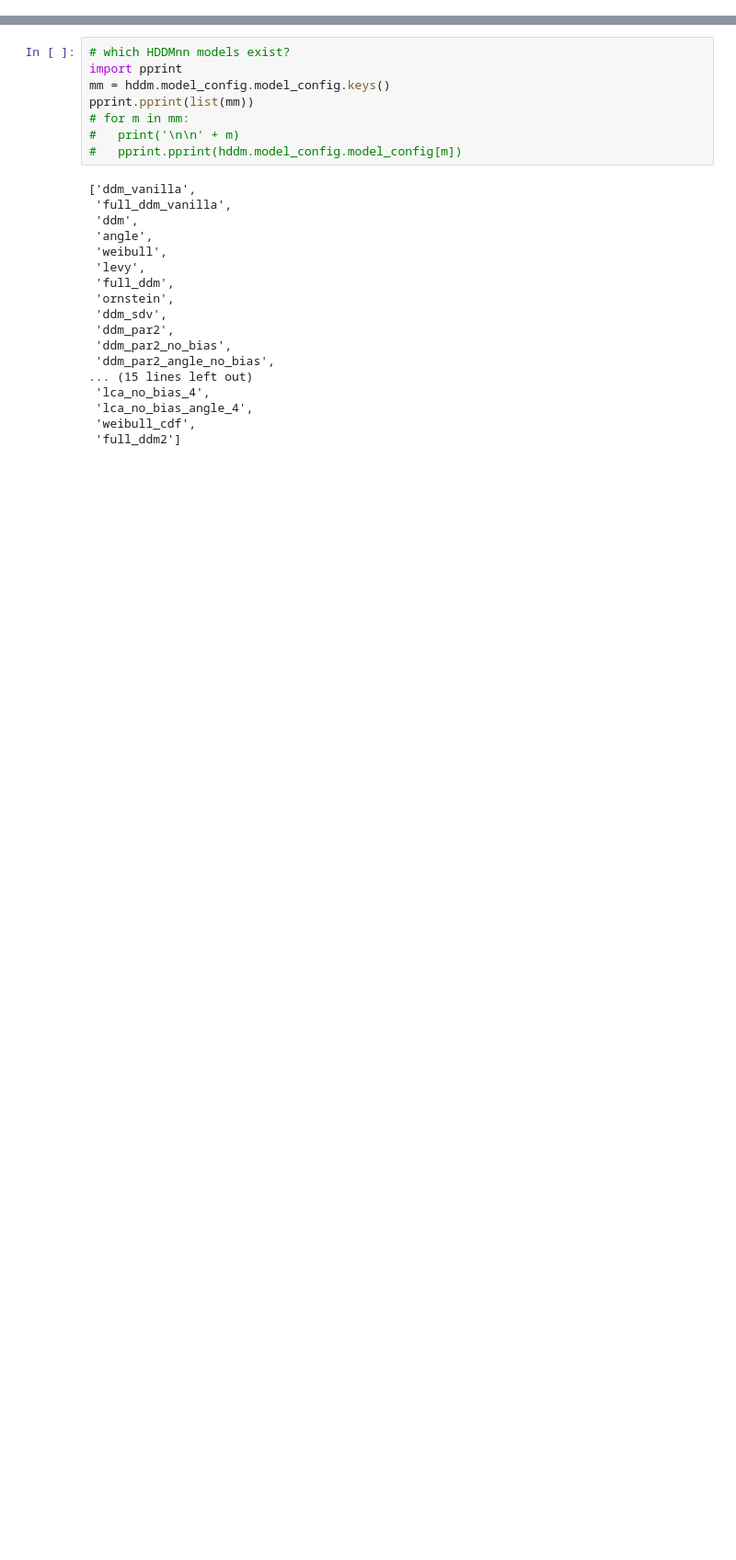
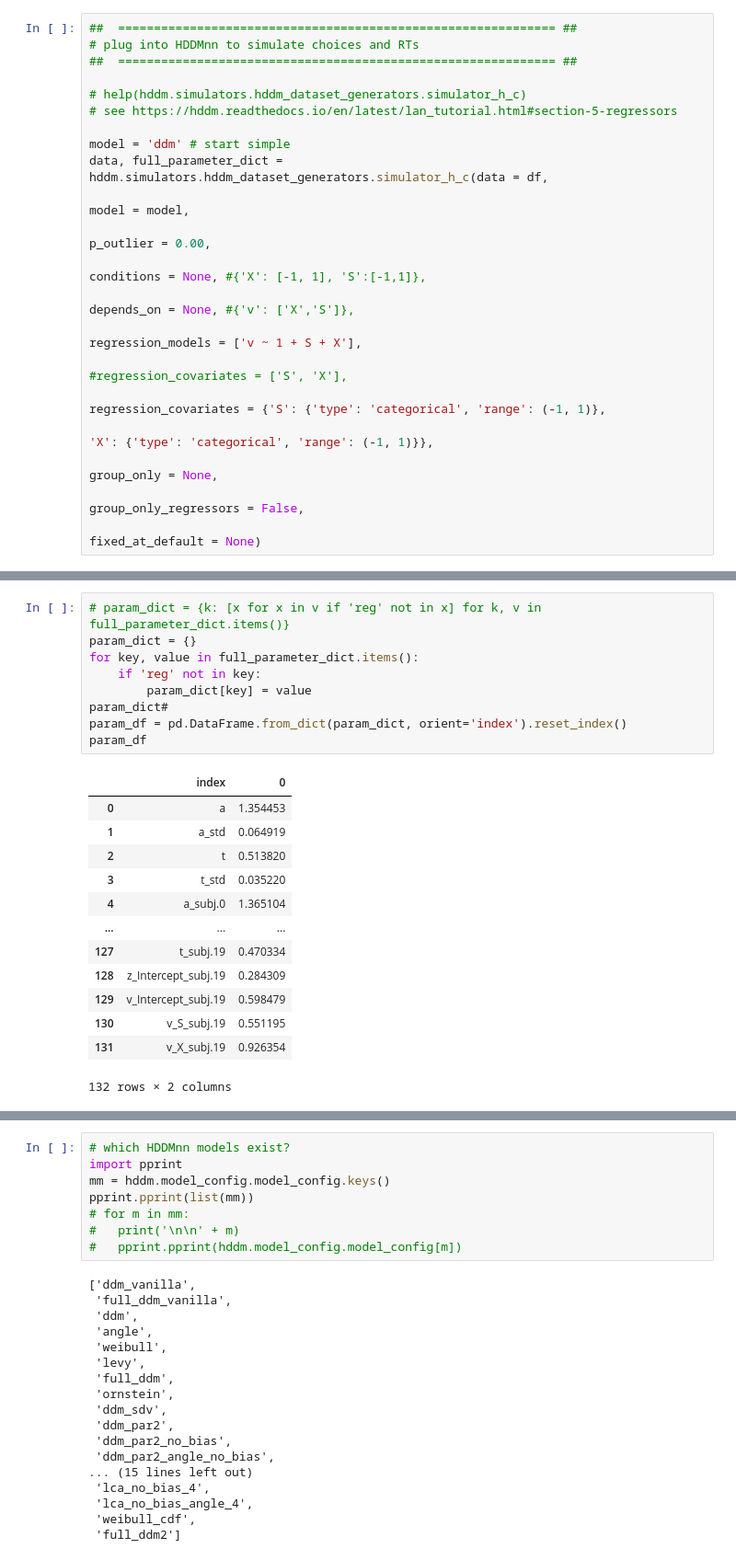
Before and after one commit to anne-urai/ddm_mediation, a Jupyter notebook: HDDMnn_mediation_simulations.ipynb, the cells around one changed output, grey strips where cells are left out. Shown: that part at 92% size. Cells and saved outputs as stored; diff of their text form; blank space fills up the shorter version.

```diff
--- a/HDDMnn_mediation_simulations.ipynb
+++ b/HDDMnn_mediation_simulations.ipynb
@@ -51,0 +131,21 @@ import hddm
+# %%
+##  ============================================================= ##
+# plug into HDDMnn to simulate choices and RTs
+##  ============================================================= ##
+
+# help(hddm.simulators.hddm_dataset_generators.simulator_h_c)
+# see https://hddm.readthedocs.io/en/latest/lan_tutorial.html#section-5-regressors
+
+model = 'ddm' # start simple
+data, full_parameter_dict = hddm.simulators.hddm_dataset_generators.simulator_h_c(data = df,
+                                                                                  model = model,
+                                                                                  p_outlier = 0.00,
+                                                                                  conditions = None, #{'X': [-1, 1], 'S':[-1,1]},
+                                                                                  depends_on = None, #{'v': ['X','S']},
+                                                                                  regression_models = ['v ~ 1 + S + X'],
+                                                                                  #regression_covariates = ['S', 'X'],
+                                                                                  regression_covariates = {'S': {'type': 'categorical', 'range': (-1, 1)},
+                                                                                                           'X': {'type': 'categorical', 'range': (-1, 1)}},
+                                                                                  group_only = None,
+                                                                                  group_only_regressors = False,
+                                                                                  fixed_at_default = None)
@@ -73,0 +164,23 @@ simulator_h_c(data=None, n_subjects=10, n_trials_per_subject=100, model='ddm_van
+# %%
+# param_dict = {k: [x for x in v if 'reg' not in x] for k, v in full_parameter_dict.items()}
+param_dict = {}
+for key, value in full_parameter_dict.items():
+    if 'reg' not in key:
+        param_dict[key] = value
+param_dict#
+param_df = pd.DataFrame.from_dict(param_dict, orient='index').reset_index()
+param_df
+# %% [output]
+|  | index | 0 |
+| 0 | a | 1.354453 |
+| 1 | a_std | 0.064919 |
+| 2 | t | 0.513820 |
+| 3 | t_std | 0.035220 |
+| 4 | a_subj.0 | 1.365104 |
+| ... | ... | ... |
+| 127 | t_subj.19 | 0.470334 |
+| 128 | z_Intercept_subj.19 | 0.284309 |
+| 129 | v_Intercept_subj.19 | 0.598479 |
+| 130 | v_S_subj.19 | 0.551195 |
+| 131 | v_X_subj.19 | 0.926354 |
+132 rows × 2 columns
```
Also changed, not shown: parts of 12 cells of this notebook.
